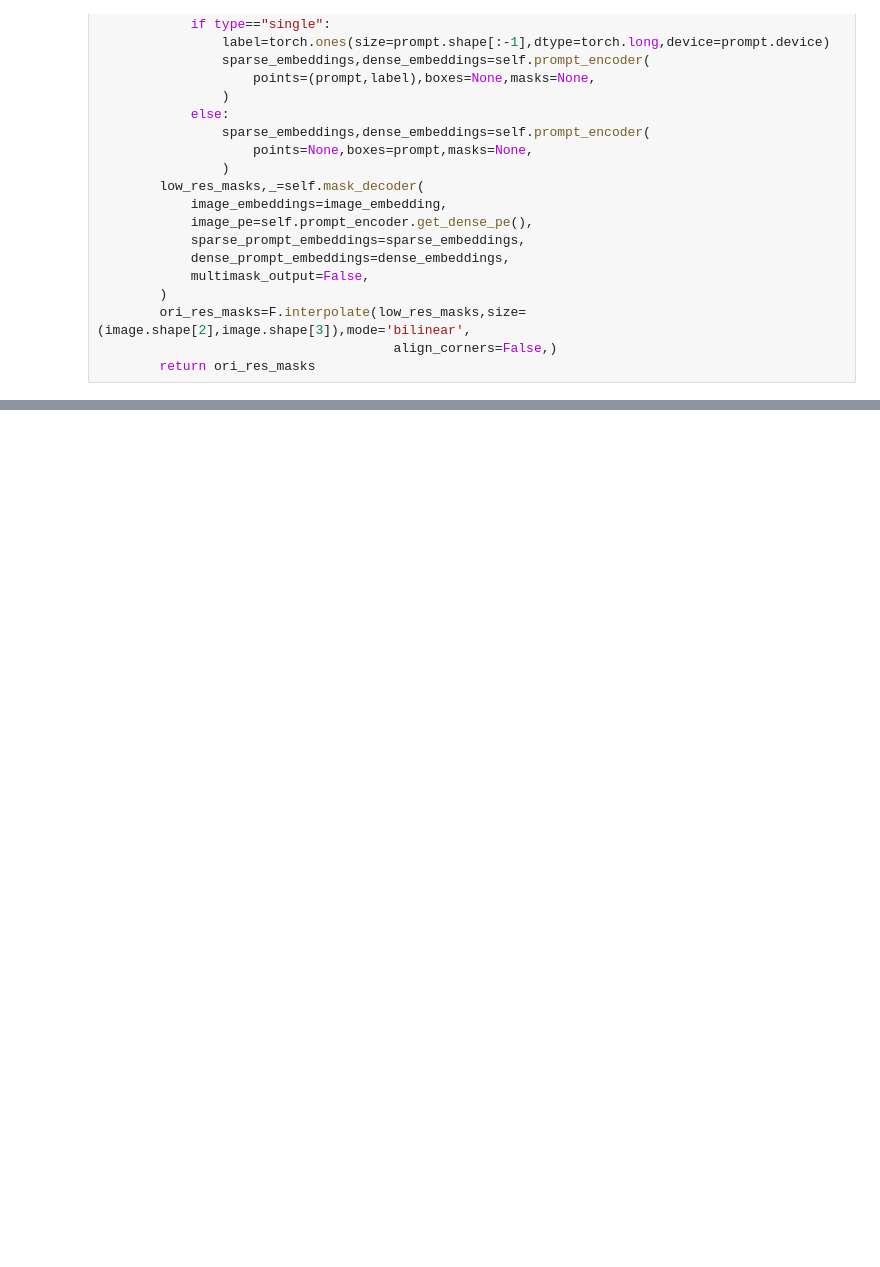
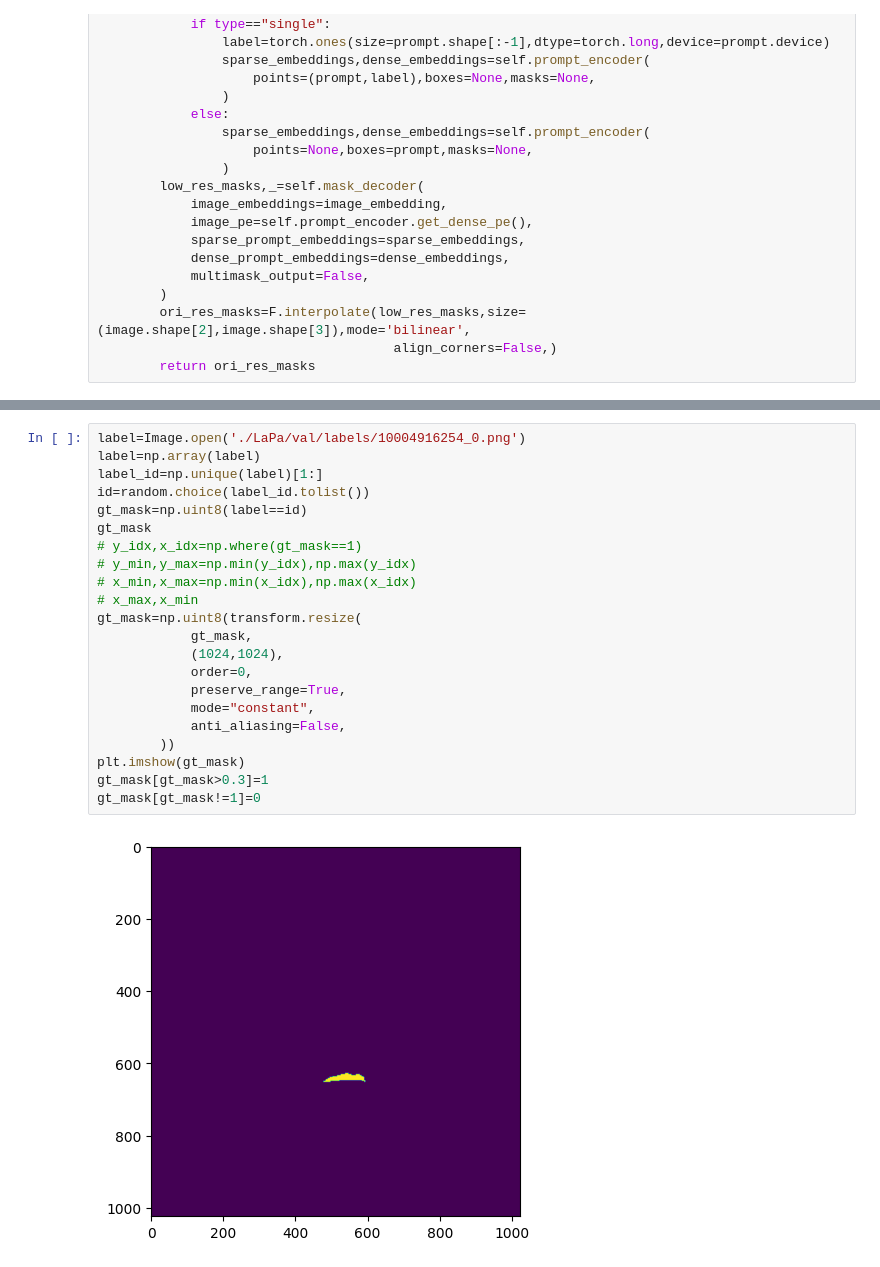
Before and after one commit to coldsakrua/mobileSam, a Jupyter notebook: hw.ipynb, the cells around one changed output, grey strips where cells are left out. Drawn from its saved outputs; the diff is of its cells as text; blank space fills up the shorter version.

```diff
--- a/hw.ipynb
+++ b/hw.ipynb
@@ -305,0 +399,24 @@ KeyboardInterrupt:
+# %%
+label=Image.open('./LaPa/val/labels/10004916254_0.png')
+label=np.array(label)
+label_id=np.unique(label)[1:]
+id=random.choice(label_id.tolist())
+gt_mask=np.uint8(label==id)
+gt_mask
+# y_idx,x_idx=np.where(gt_mask==1)
+# y_min,y_max=np.min(y_idx),np.max(y_idx)
+# x_min,x_max=np.min(x_idx),np.max(x_idx)
+# x_max,x_min
+gt_mask=np.uint8(transform.resize(
+            gt_mask,
+            (1024,1024),
+            order=0,
+            preserve_range=True,
+            mode="constant",
+            anti_aliasing=False,
+        ))
+plt.imshow(gt_mask)
+gt_mask[gt_mask>0.3]=1
+gt_mask[gt_mask!=1]=0
+# %% [output]
+[figure, added]
```
Also changed, not shown: parts of 18 cells of this notebook, 4 other files.
